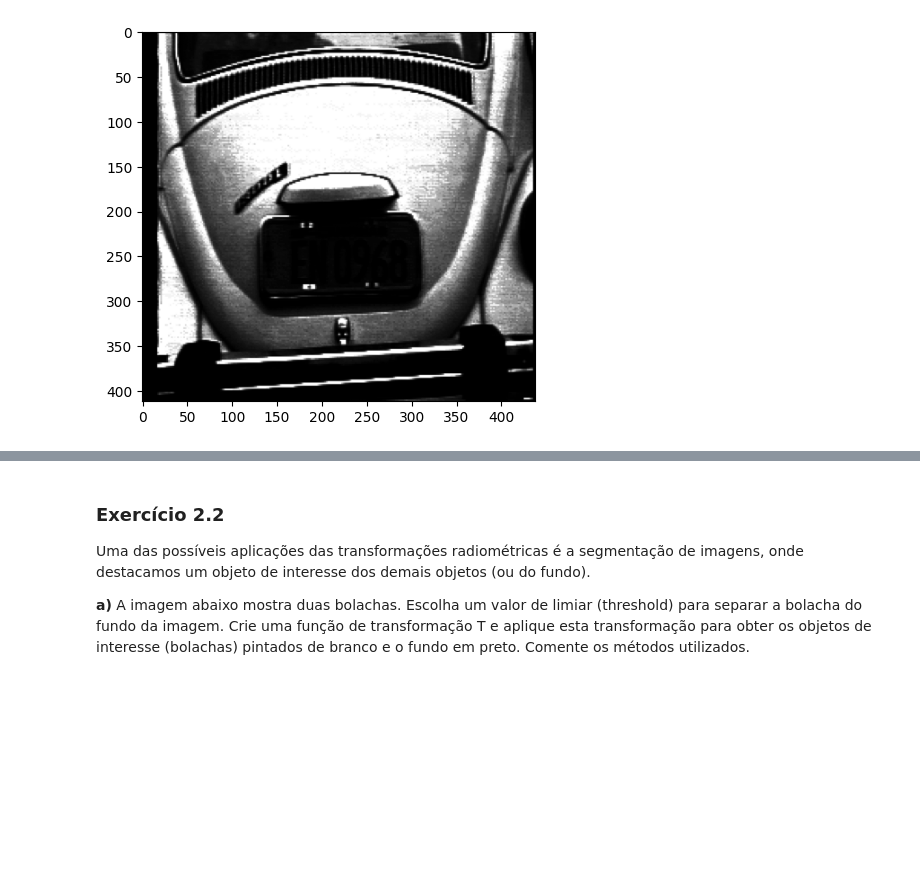
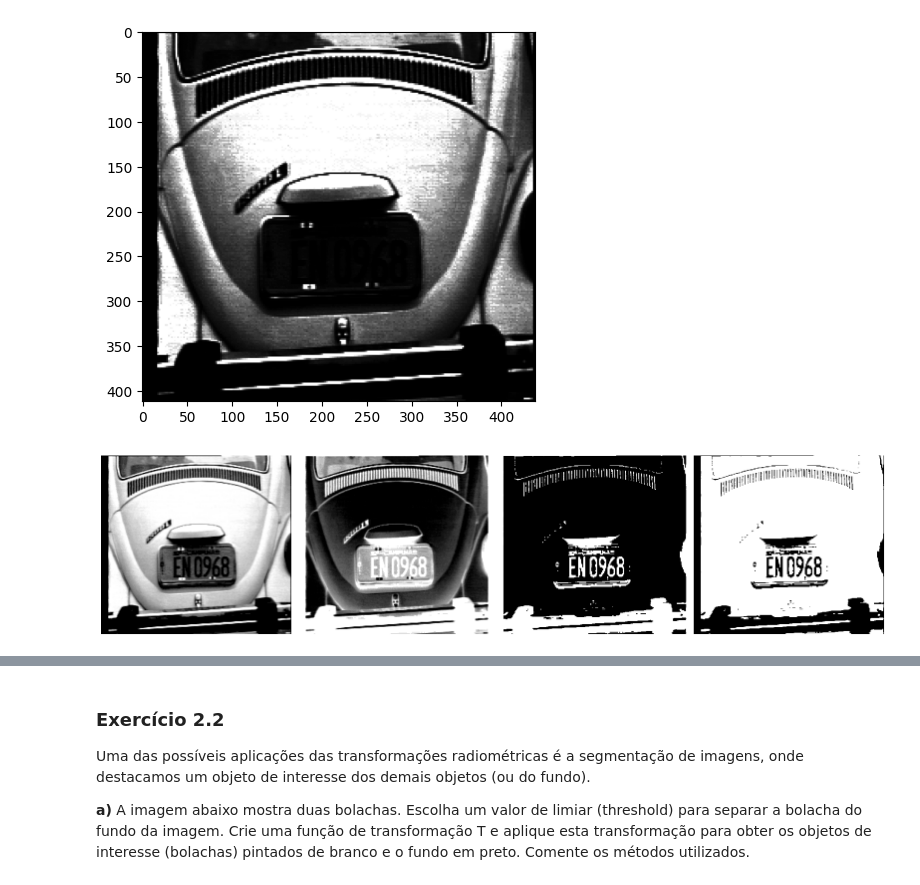
Before and after one commit to UNICAMP-EA979/2026s1-pi03-transforma-ointensidade-LuEx10, a Jupyter notebook: Atividade.ipynb, the cells around one changed output, grey strips where cells are left out. Saved outputs shown, nothing was run; the diff lists cells and outputs as text; code cells hidden in the pictures; blank space fills up the shorter version.

```diff
--- a/Atividade.ipynb
+++ b/Atividade.ipynb
@@ -233,0 +234,33 @@ float32
+# %%
+# Insira seu código aqui
+f_uint8 = (f * 255).astype(np.uint8)
+
+
+T = np.arange(256).astype('uint8')        # função identidade
+tmp = np.log(T+1.) # logaritmica - realce partes escuras
+T2 = ((tmp-tmp.min())*255/(tmp.max()-tmp.min())).astype('uint8') # normalização de 0 a 255
+f1 = T2[f_uint8]
+
+T1 = 255 - T2
+f2 = T1[f_uint8]
+
+tmp = (T1 > 254).astype(float) # threshold
+T4 = ((tmp-tmp.min())*255/(tmp.max()-tmp.min())).astype('uint8') # normalização de 0 a 255
+f3 = T4[f_uint8]
+
+tmp = (T1 < 254).astype(float) # threshold
+T4 = ((tmp-tmp.min())*255/(tmp.max()-tmp.min())).astype('uint8') # normalização de 0 a 255
+f4 = T4[f_uint8]
+
+fig, axs = plt.subplots(1, 4, figsize=(16, 4))  # aumenta o tamanho aqui
+
+imagens = [f1, f2, f3, f4]
+
+for i in range(4):
+    axs[i].imshow(imagens[i], cmap='gray')
+    axs[i].axis('off')  # opcional: remove os eixos
+
+plt.tight_layout()
+plt.show()
+# %% [output]
+[figure, added]
```
Also changed, not shown: parts of 6 cells of this notebook.
